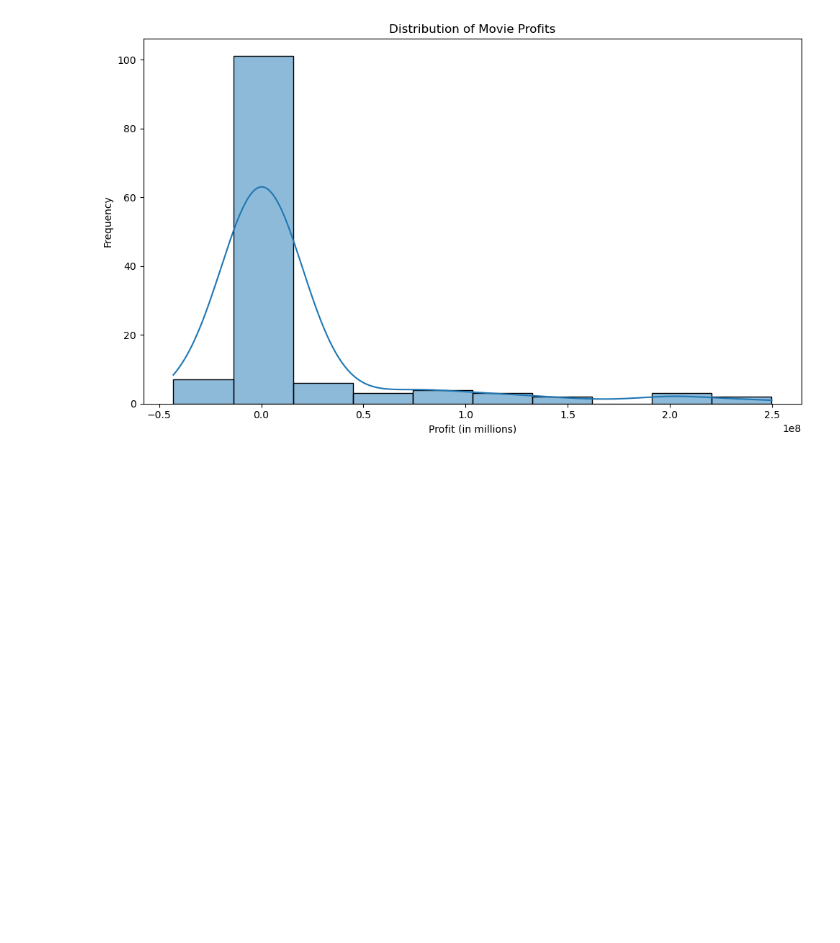
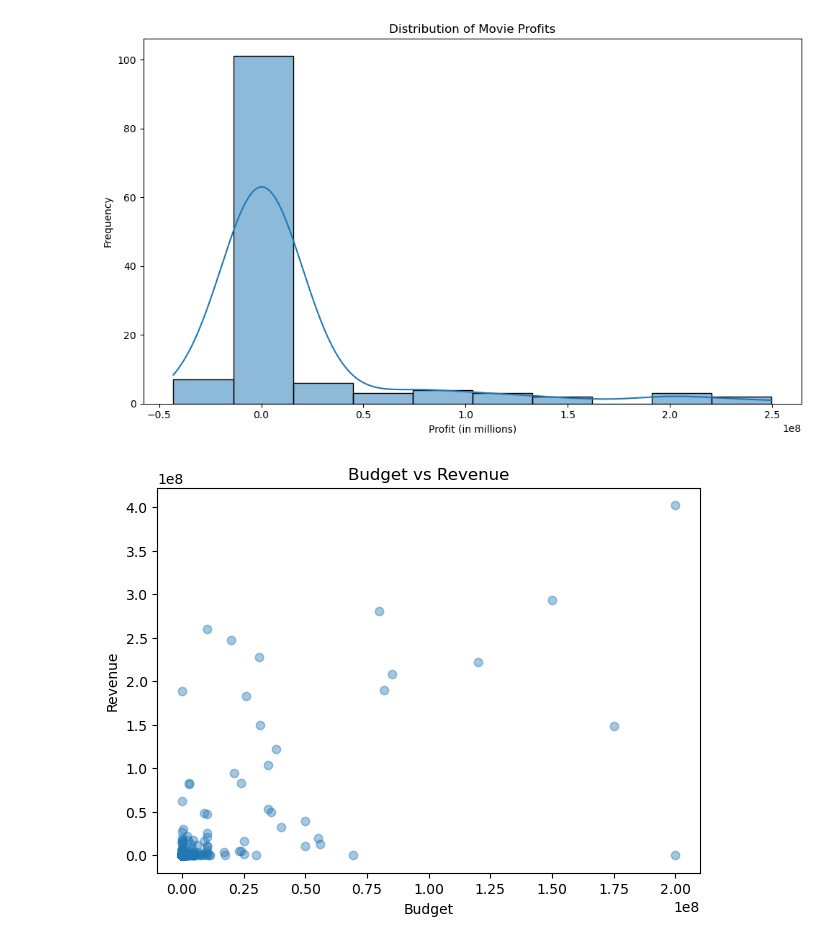
Before and after one commit to NiamBashambu/DS4200finalproject, a Jupyter notebook: dataexploration.ipynb, the cells around one changed output. Saved outputs shown, nothing was run; the diff lists cells and outputs as text; code cells hidden in the pictures; blank space fills up the shorter version.

Commit message:
random profit graphs

```diff
--- a/dataexploration.ipynb
+++ b/dataexploration.ipynb
@@ -125,3 +125,18 @@ Try using .loc[row_indexer,col_indexer] = value instead
 See the caveats in the documentation: https://pandas.pydata.org/pandas-docs/stable/user_guide/indexing.html#returning-a-view-versus-a-copy
   filtered_budget_data['profit'] = filtered_budget_data['revenue'] - filtered_budget_data['budget']
 [figure]
+# %%
+data['profit'] = data['revenue'] - data['budget']
+data['roi'] = data['profit'] / (data['budget'] + 1)
+data['is_profitable'] = (data['profit'] > 0).astype(int)
+# %%
+# Financial Performance: Budget vs Revenue
+
+plt.figure(figsize=(7,5))
+plt.scatter(data['budget'], data['revenue'], alpha=0.4)
+plt.title('Budget vs Revenue')
+plt.xlabel('Budget')
+plt.ylabel('Revenue')
+plt.show()
+# %% [output]
+[figure, added]
```
Also changed, not shown: parts of 1 cell of this notebook.
